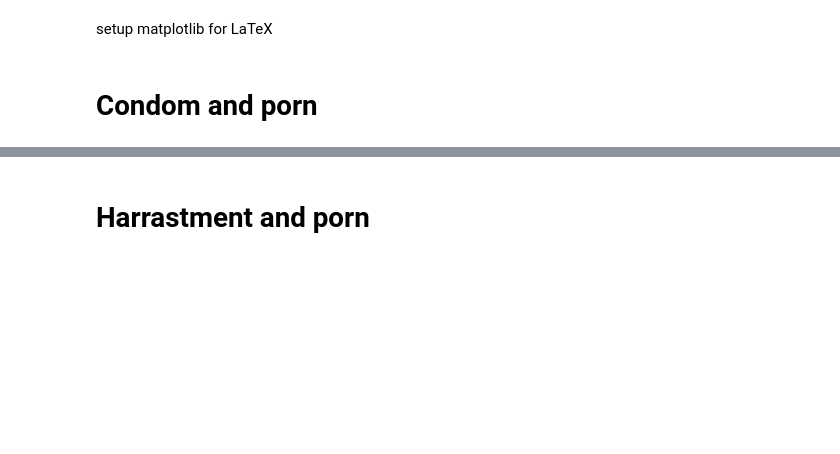
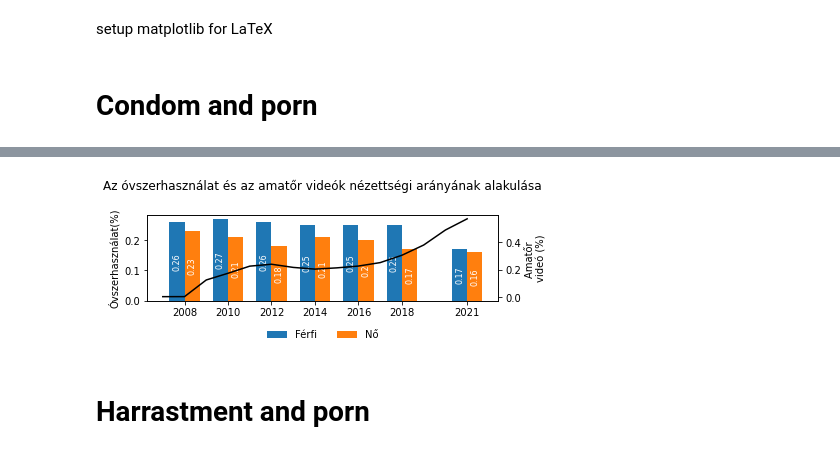
Before and after one commit to papsebestyen/porn-influence-analysis, a Jupyter notebook: analysis.ipynb, the cells around one changed output, grey strips where cells are left out. Saved outputs shown, nothing was run; the diff lists cells and outputs as text; code cells hidden in the pictures; blank space fills up the shorter version.

```diff
--- a/analysis.ipynb
+++ b/analysis.ipynb
@@ -187,31 +191,35 @@ axes.legend(
     loc="center",
     ncol=2,
     framealpha=0,
     borderaxespad=0,
 
 )
 
 axes.bar_label(
     rects1,
     padding=0,
     fontsize=8,
     label_type="center",
     color="white",
     rotation=90,
 #     fmt="%.2f%%",
 )
 axes.bar_label(
     rects2,
     padding=0,
     fontsize=8,
     label_type="center",
     color="white",
     rotation=90,
 #     fmt="%.2f%%",
 )
 
 axes.set_ylabel("Óvszerhasználat(%)")
 axes_2.set_ylabel("Amatőr \nvideó (%)")
 
+axes.set_title('Az óvszerhasználat és az amatőr videók nézettségi arányának alakulása', pad = 25)
+
 plt.show()
+# %% [output]
+[figure, added]
 # %%
```
Also changed, not shown: parts of 8 cells of this notebook, 7 other files.
